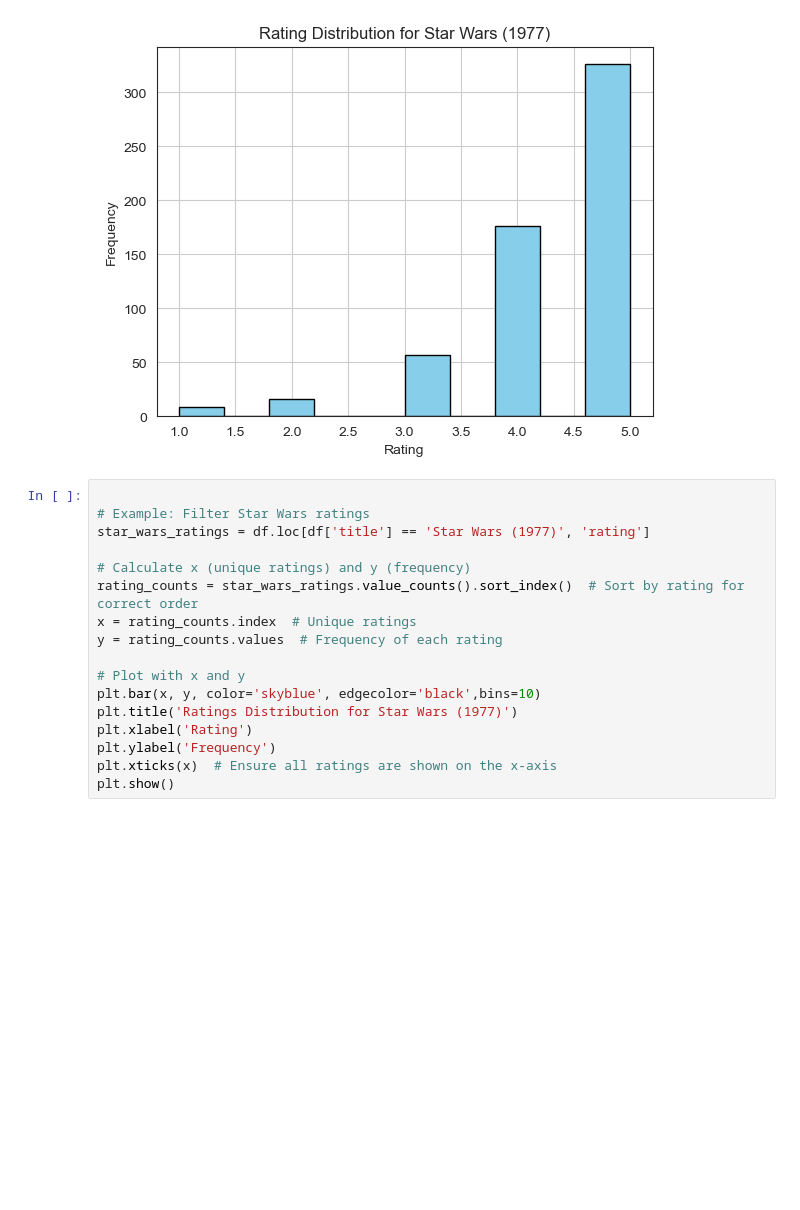
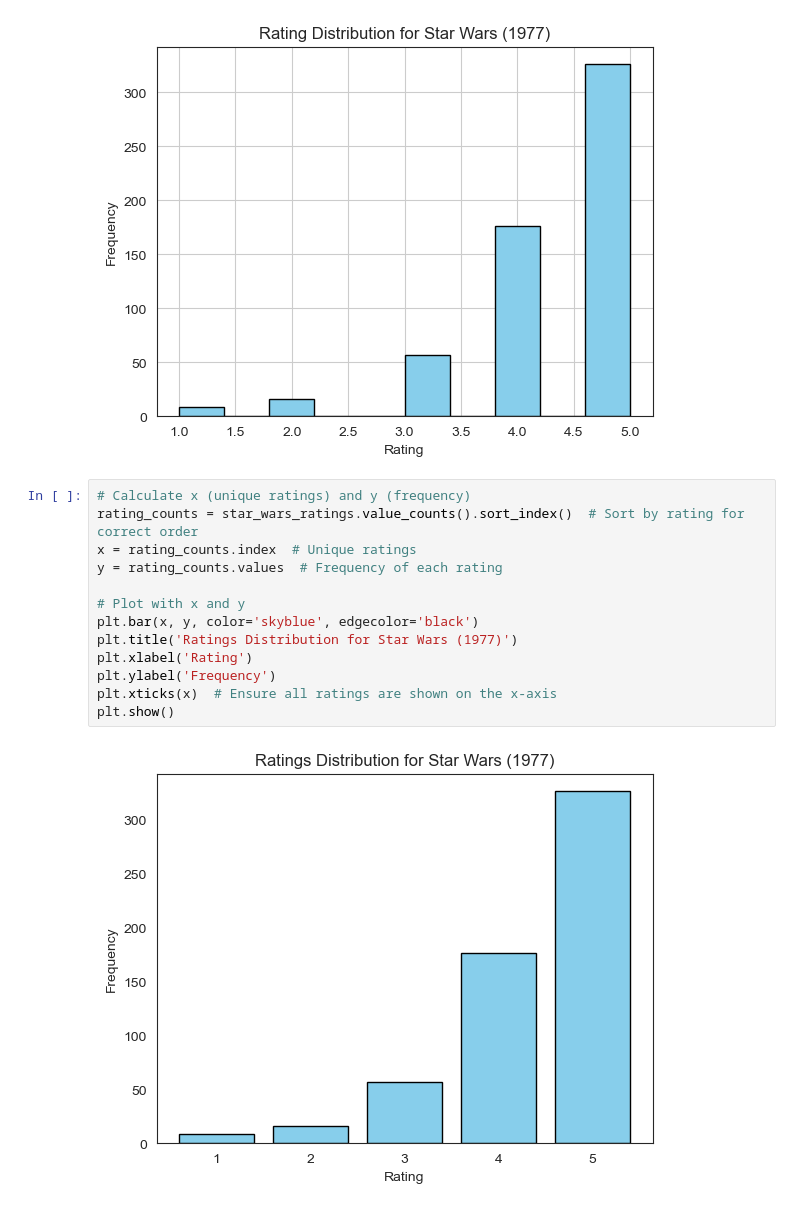
Before and after one commit to samira-shy/Python, a Jupyter notebook: MachineLearning/RecommenderSystem/RecommenderSystem.ipynb, the cells around one changed output. Cells and saved outputs as stored; diff of their text form; blank space fills up the shorter version.

Commit message:
Recommender System Analysis
**Ratings for selected 2 Movies**  Stare Wars and liar liar

```diff
--- a/MachineLearning/RecommenderSystem/RecommenderSystem.ipynb
+++ b/MachineLearning/RecommenderSystem/RecommenderSystem.ipynb
@@ -368,19 +368,17 @@ plt.show()
 # %% [output]
 [figure]
 # %%
-
-# Example: Filter Star Wars ratings
-star_wars_ratings = df.loc[df['title'] == 'Star Wars (1977)', 'rating']
-
 # Calculate x (unique ratings) and y (frequency)
 rating_counts = star_wars_ratings.value_counts().sort_index()  # Sort by rating for correct order
 x = rating_counts.index  # Unique ratings
 y = rating_counts.values  # Frequency of each rating
 
 # Plot with x and y
-plt.bar(x, y, color='skyblue', edgecolor='black',bins=10)
+plt.bar(x, y, color='skyblue', edgecolor='black')
 plt.title('Ratings Distribution for Star Wars (1977)')
 plt.xlabel('Rating')
 plt.ylabel('Frequency')
 plt.xticks(x)  # Ensure all ratings are shown on the x-axis
 plt.show()
+# %% [output]
+[figure, added]
```
